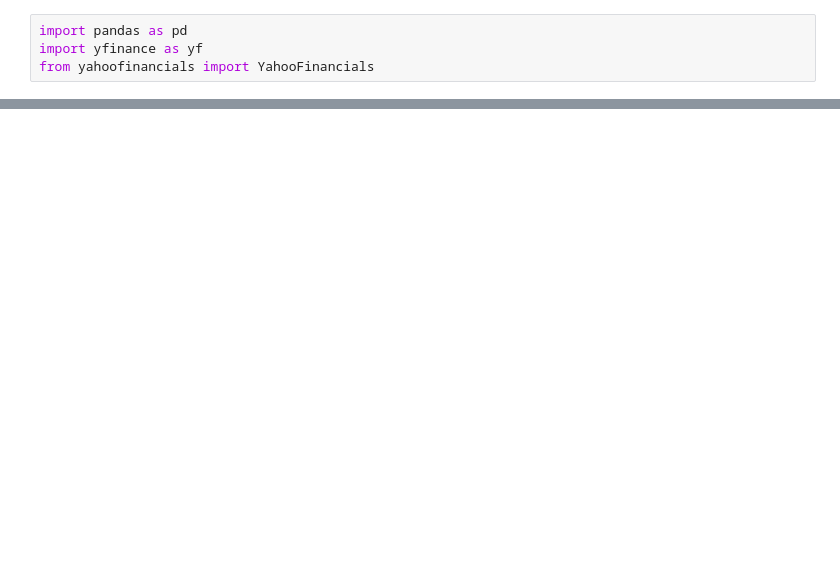
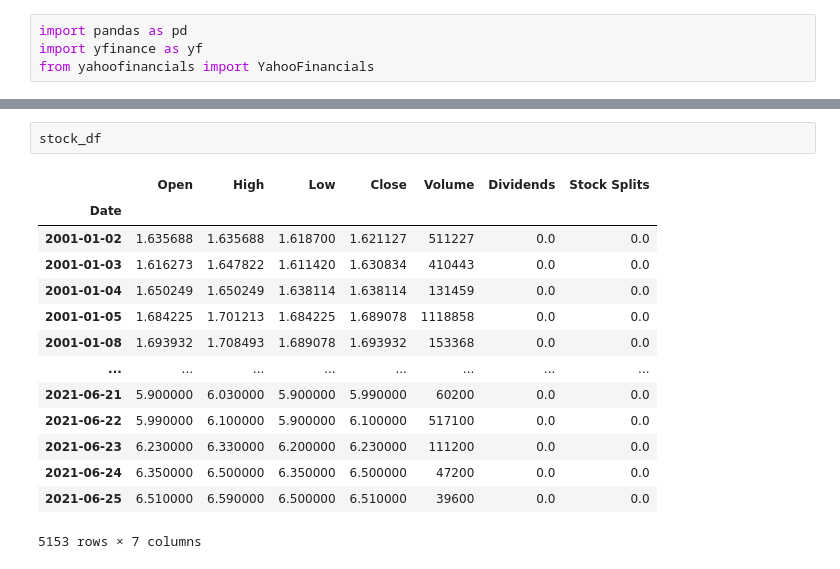
Before and after one commit to lukebarousse/CyberSecurity_Analysis, a Jupyter notebook: stock_prices.ipynb, the cells around one changed output, grey strips where cells are left out. Drawn from its saved outputs; the diff is of its cells as text; blank space fills up the shorter version.

```diff
--- a/stock_prices.ipynb
+++ b/stock_prices.ipynb
@@ -15,0 +16,17 @@ for company in companies:
+# %%
+stock_df
+# %% [output]
+|  | Open | High | Low | Close | Volume | Dividends | Stock Splits |
+| Date |  |  |  |  |  |  |  |
+| 2001-01-02 | 1.635688 | 1.635688 | 1.618700 | 1.621127 | 511227 | 0.0 | 0.0 |
+| 2001-01-03 | 1.616273 | 1.647822 | 1.611420 | 1.630834 | 410443 | 0.0 | 0.0 |
+| 2001-01-04 | 1.650249 | 1.650249 | 1.638114 | 1.638114 | 131459 | 0.0 | 0.0 |
+| 2001-01-05 | 1.684225 | 1.701213 | 1.684225 | 1.689078 | 1118858 | 0.0 | 0.0 |
+| 2001-01-08 | 1.693932 | 1.708493 | 1.689078 | 1.693932 | 153368 | 0.0 | 0.0 |
+| ... | ... | ... | ... | ... | ... | ... | ... |
+| 2021-06-21 | 5.900000 | 6.030000 | 5.900000 | 5.990000 | 60200 | 0.0 | 0.0 |
+| 2021-06-22 | 5.990000 | 6.100000 | 5.900000 | 6.100000 | 517100 | 0.0 | 0.0 |
+| 2021-06-23 | 6.230000 | 6.330000 | 6.200000 | 6.230000 | 111200 | 0.0 | 0.0 |
+| 2021-06-24 | 6.350000 | 6.500000 | 6.350000 | 6.500000 | 47200 | 0.0 | 0.0 |
+| 2021-06-25 | 6.510000 | 6.590000 | 6.500000 | 6.510000 | 39600 | 0.0 | 0.0 |
+5153 rows × 7 columns
```
Also changed, not shown: parts of 1 cell of this notebook, 5 other files.
